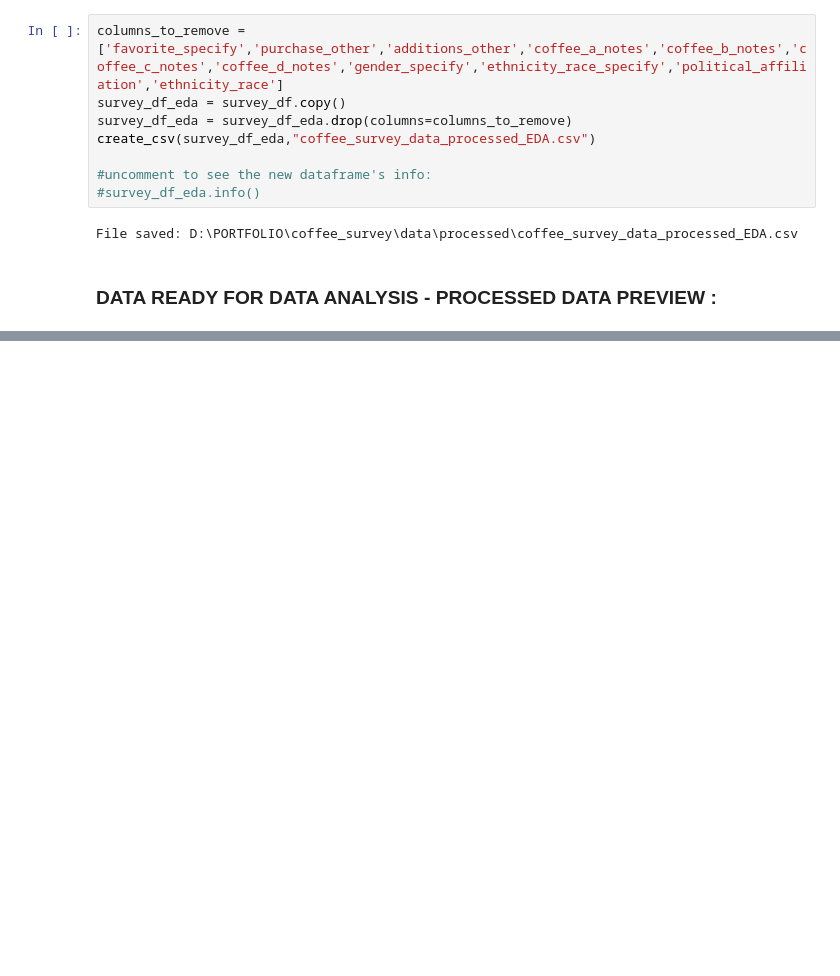
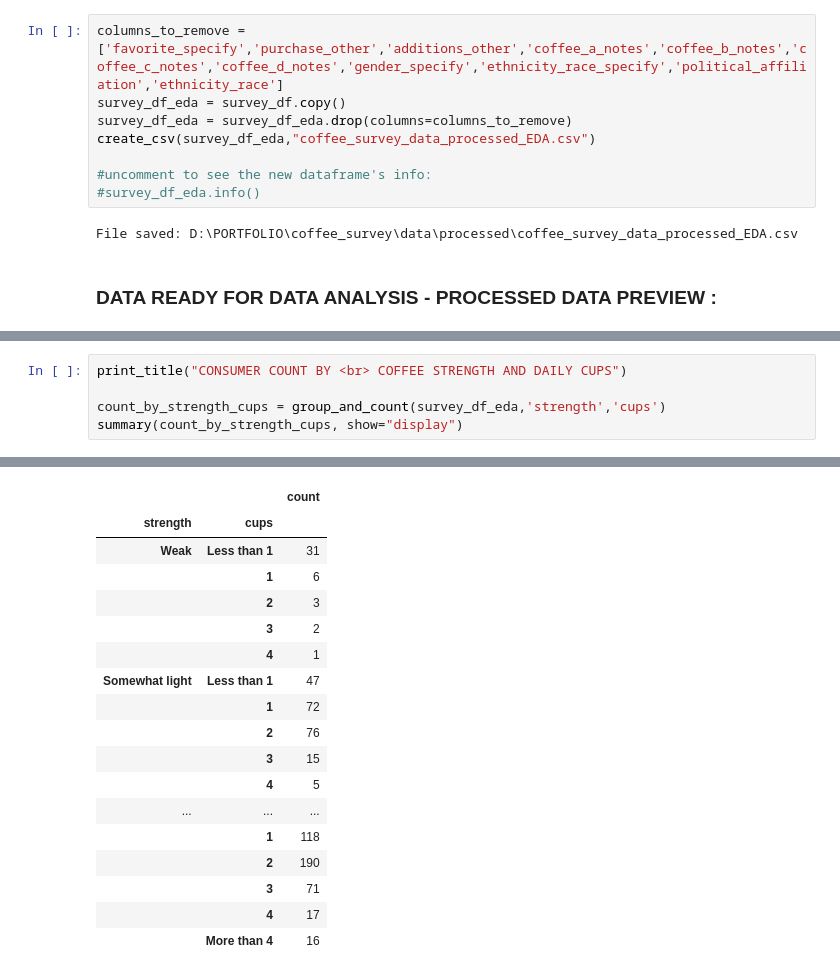
Before and after one commit to briella-codes/coffee_survey, a Jupyter notebook: notebooks/survey_analysis_english.ipynb, the cells around one changed output, grey strips where cells are left out. Drawn from its saved outputs; the diff is of its cells as text; blank space fills up the shorter version.

```diff
--- a/notebooks/survey_analysis_english.ipynb
+++ b/notebooks/survey_analysis_english.ipynb
@@ -270,0 +391,6 @@ show_df(survey_df[['age','cups','additions','roast_level','favorite','taste','ho
+# %%
+print_title("CONSUMER COUNT BY <br> COFFEE STRENGTH AND DAILY CUPS")
+
+count_by_strength_cups = group_and_count(survey_df_eda,'strength','cups')
+summary(count_by_strength_cups, show="display")
+# %% [output]
@@ -270,0 +398,18 @@ show_df(survey_df[['age','cups','additions','roast_level','favorite','taste','ho
+|  |  | count |
+| strength | cups |  |
+| Weak | Less than 1 | 31 |
+|  | 1 | 6 |
+|  | 2 | 3 |
+|  | 3 | 2 |
+|  | 4 | 1 |
+| Somewhat light | Less than 1 | 47 |
+|  | 1 | 72 |
+|  | 2 | 76 |
+|  | 3 | 15 |
+|  | 4 | 5 |
+| ... | ... | ... |
+|  | 1 | 118 |
+|  | 2 | 190 |
+|  | 3 | 71 |
+|  | 4 | 17 |
+|  | More than 4 | 16 |
```
Also changed, not shown: parts of 10 cells of this notebook, 2 other files.
